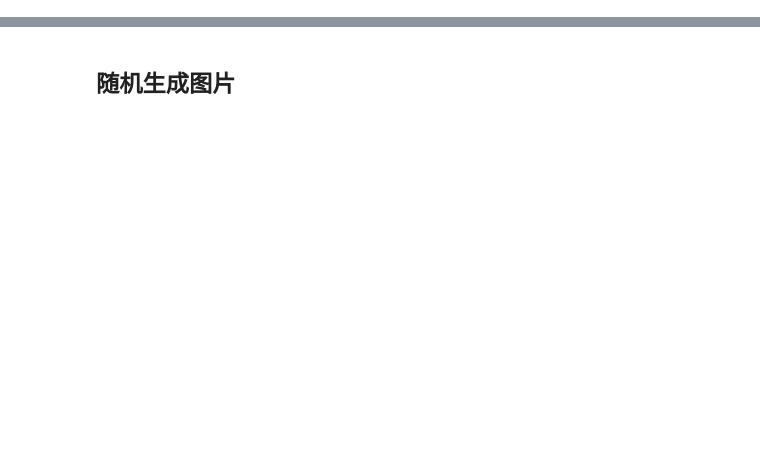
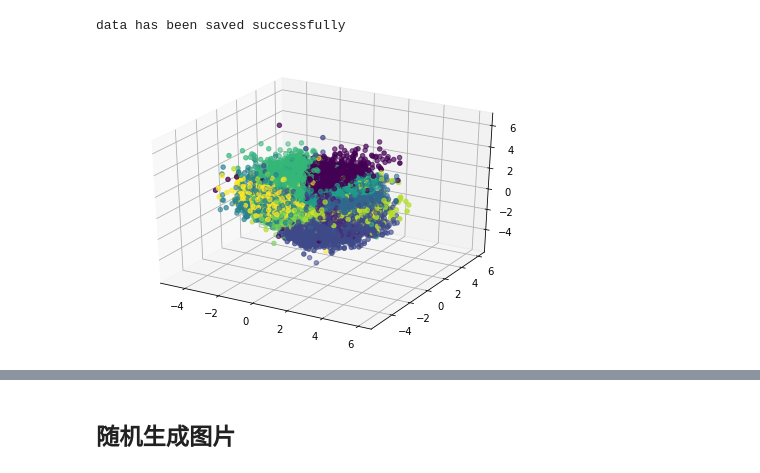
Before and after one commit to gaozhangyang/leaning_VAE, a Jupyter notebook: AAE/AAE.ipynb, the cells around one changed output, grey strips where cells are left out. Drawn from its saved outputs; the diff is of its cells as text; code cells hidden in the pictures; blank space fills up the shorter version.

```diff
--- a/AAE/AAE.ipynb
+++ b/AAE/AAE.ipynb
@@ -244,0 +56,21 @@ df.to_csv('./logs3d/hcode_VAE_GAN.csv',index=False)
+# %%
+import imp
+import base
+imp.reload(base)
+model=base.AAE()
+# %%
+s_epoch=100
+e_epoch=150
+# %%
+model.train(s_epoch=s_epoch,e_epoch=e_epoch)
+model.save(log_dir,e_epoch=e_epoch)
+# %%
+model.load(log_dir,e_epoch=e_epoch)
+model.generate_hidden(log_dir)
+# %% [output]
+data has been saved successfully
+# %%
+model.load(log_dir,e_epoch=e_epoch)
+model.plot()
+# %% [output]
+[figure, added]
```
Also changed, not shown: parts of 16 cells of this notebook, 12 other files.
